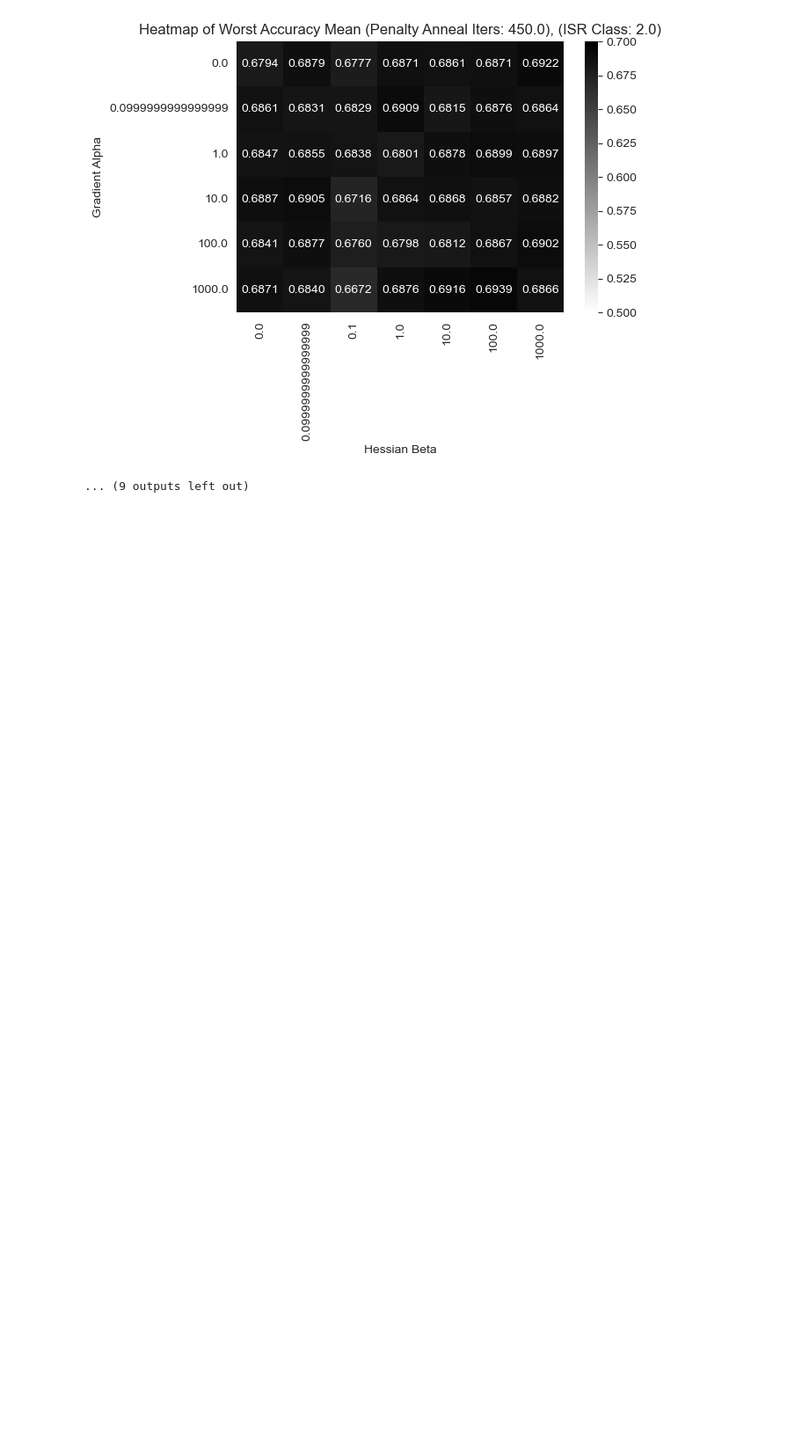
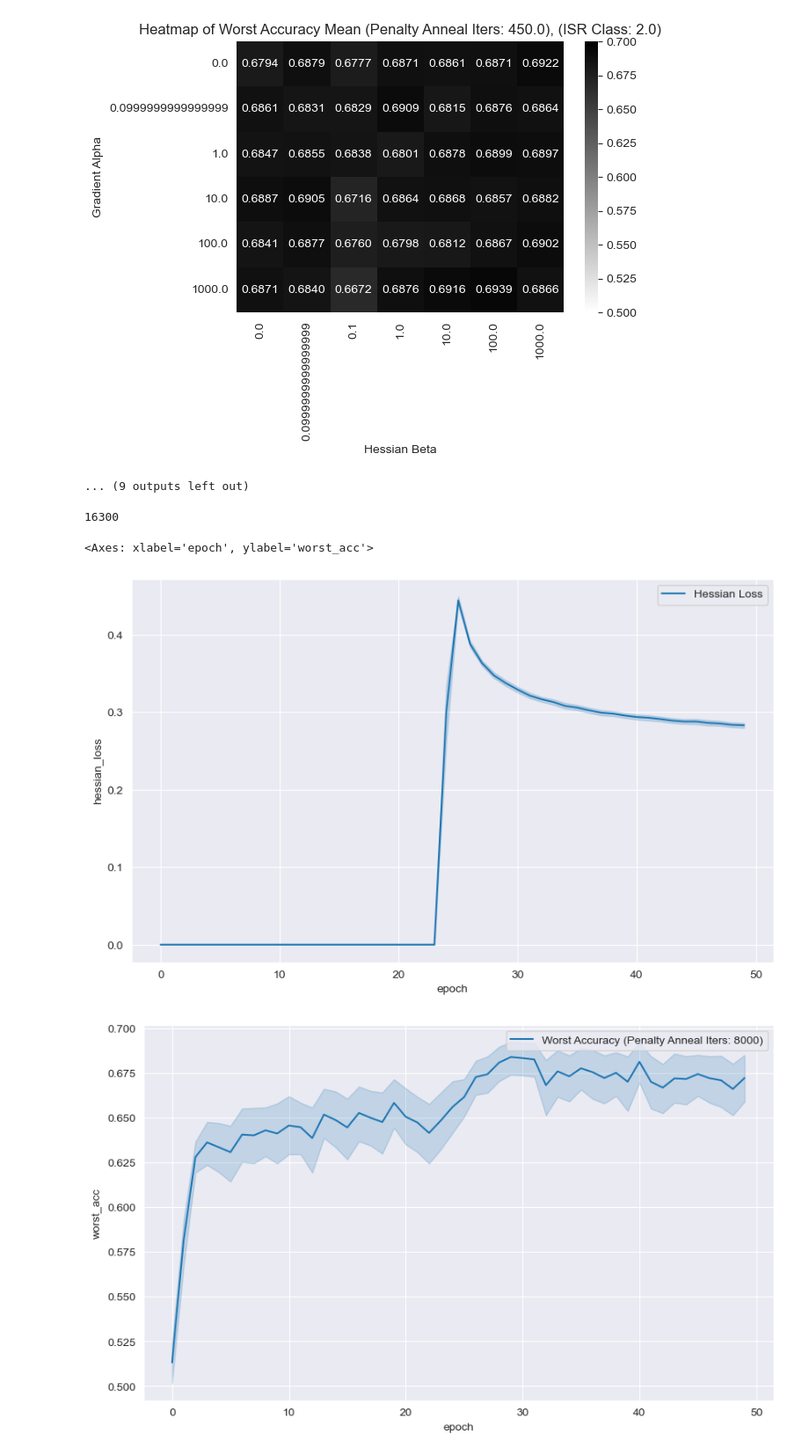
Before and after one commit to chenyuen0103/ISR, a Jupyter notebook: real_datasets/plot_results.ipynb, the cells around one changed output. Shown at 88% size. Drawn from its saved outputs; the diff is of its cells as text; code cells hidden in the pictures; blank space fills up the shorter version.

```diff
--- a/real_datasets/plot_results.ipynb
+++ b/real_datasets/plot_results.ipynb
@@ -136,3 +136,53 @@ for iters, isr_class in unique_iters:
 [figure]
 [figure]
 ... (9 outputs left out)
+# %%
+progress_dir = './logs/ISR_training_progress'
+dataset = 'CelebA'
+seed = 0
+ISR_class = 0
+grad_alpha = 5000
+hess_beta = 100
+penalty_anneal_iters = 8000
+grad_alpha_formatted = "{:.1e}".format(grad_alpha).replace('.0e', 'e')
+hess_beta_formatted = "{:.1e}".format(hess_beta).replace('.0e', 'e')
+progress_file_dir = f"ISRclass_{ISR_class}_grad_alpha_{grad_alpha_formatted}_hess_beta_{hess_beta_formatted}_anneal_{penalty_anneal_iters}.0"
+
+
+
+df = pd.read_csv(os.path.join(progress_dir, dataset, f's{seed}', progress_file_dir, 'train.csv'))
+
+penalty_anneal_iters = 8000
+progress_file_dir = f"ISRclass_{ISR_class}_grad_alpha_{grad_alpha_formatted}_hess_beta_{hess_beta_formatted}_anneal_{penalty_anneal_iters}.0"
+df8000 = pd.read_csv(os.path.join(progress_dir, dataset, f's{seed}', progress_file_dir, 'train.csv'))
+# %%
+len(df)
+# %% [output]
+16300
+# %%
+import matplotlib.pyplot as plt
+import seaborn as sns
+
+# Plot the training progress
+plt.figure(figsize=(10, 6))
+# sns.lineplot(data=df, x='epoch', y='total_loss', label='Total Loss')
+# sns.lineplot(data=df, x='epoch', y='erm_loss', label='ERM Loss')
+# sns.lineplot(data=df, x='epoch', y='grad_loss', label='Gradient Loss')
+sns.lineplot(data=df, x='epoch', y='hessian_loss', label='Hessian Loss')
+# sns.lineplot(data=df, x='step', y='total_loss', label='Total Loss')
+# sns.lineplot(data=df, x='step', y='erm_loss', label='ERM Loss')
+# sns.lineplot(data=df, x='step', y='grad_loss', label='Gradient Loss')
+# sns.lineplot(data=df, x='step', y='hessian_loss', label='Hessian Loss')
+
+
+plt.figure(figsize=(10, 6))
+# sns.lineplot(data=df, x='epoch', y='avg_acc', label='Average Accuracy')
+# sns.lineplot(data=df, x='epoch', y='worst_acc', label='Worst Accuracy')
+# sns.lineplot(data=df8000, x='epoch', y='avg_acc', label='Average Accuracy (Penalty Anneal Iters: 8000)')
+sns.lineplot(data=df8000, x='epoch', y='worst_acc', label='Worst Accuracy (Penalty Anneal Iters: 8000)')
+
+# sns.lineplot(data=df, x='epoch', y='avg_acc', label='Training Accuracy')
+# %% [output]
+<Axes: xlabel='epoch', ylabel='worst_acc'>
+[figure, added]
+[figure, added]
```
Also changed, not shown: 2 other files.
